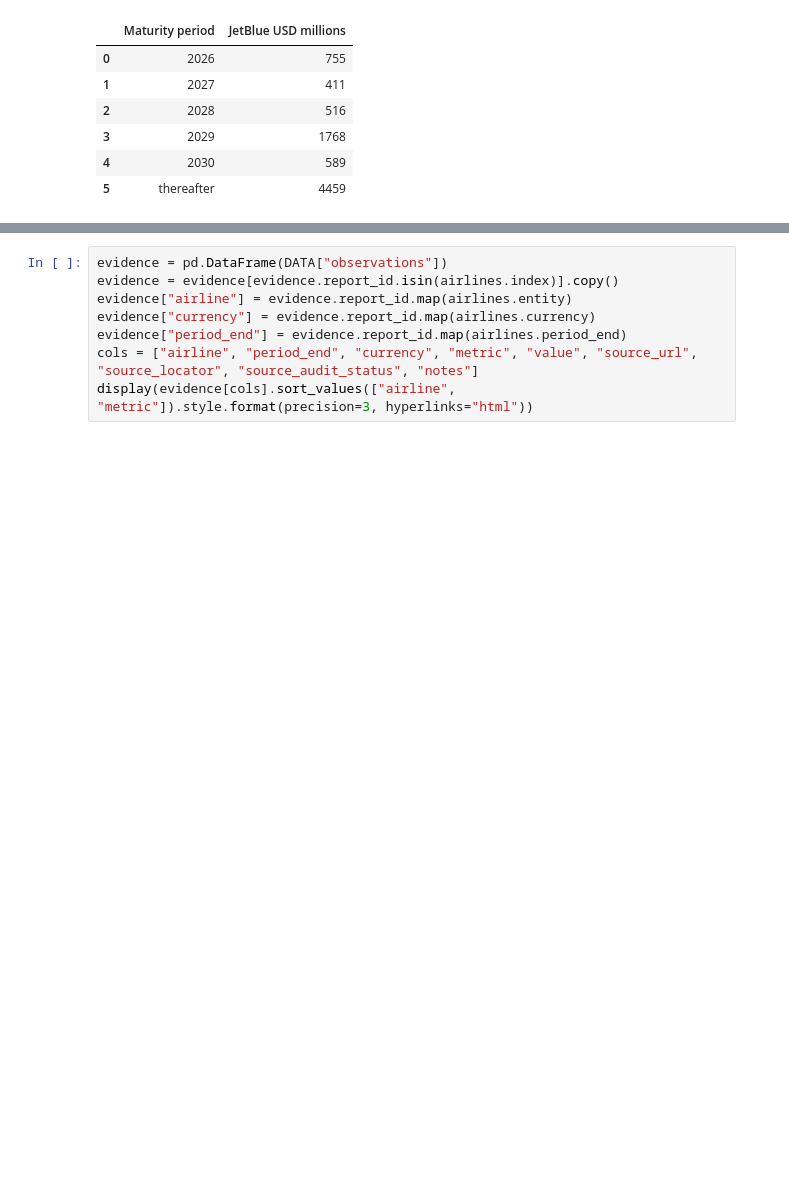
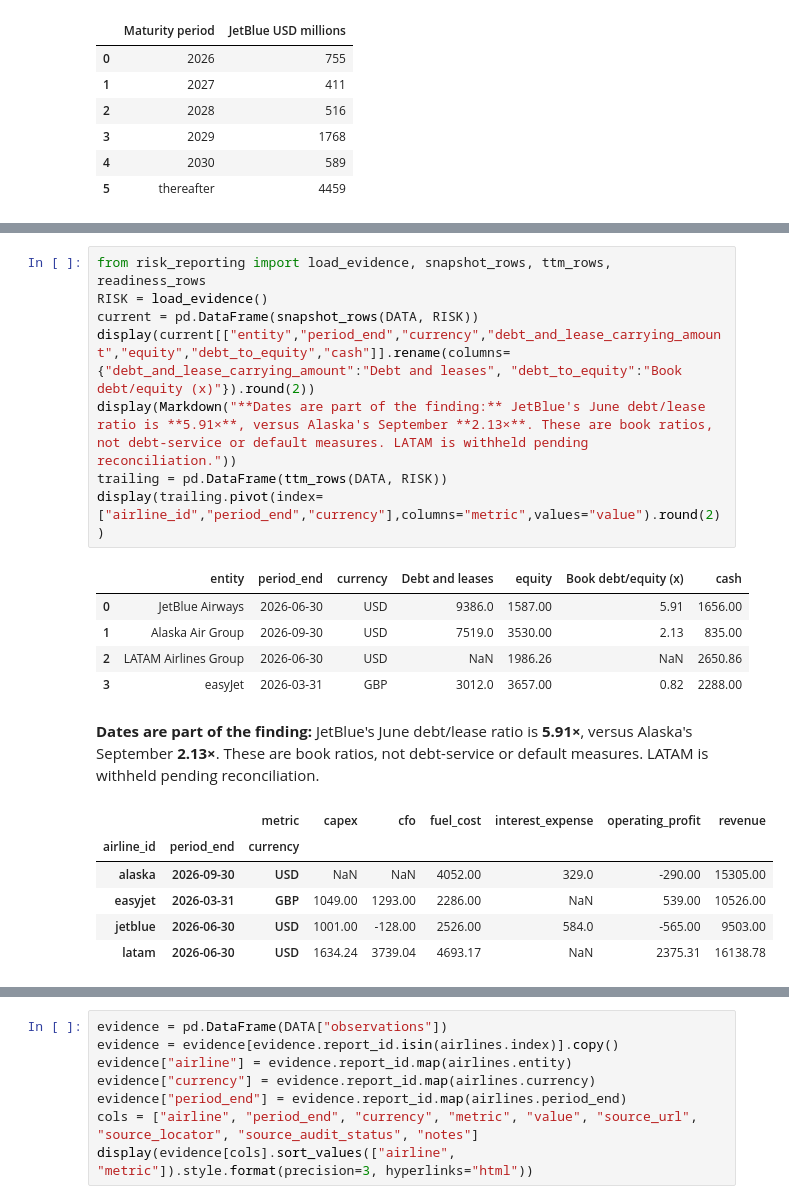
Before and after one commit to pg-robinson/Airline-Health-Risk, a Jupyter notebook: notebooks/airline_resilience.ipynb, the cells around one changed output, grey strips where cells are left out. Cells and saved outputs as stored; diff of their text form; blank space fills up the shorter version.

```diff
--- a/notebooks/airline_resilience.ipynb
+++ b/notebooks/airline_resilience.ipynb
@@ -189,0 +195,21 @@ assert maturities["value"].sum() == 8498
+# %%
+from risk_reporting import load_evidence, snapshot_rows, ttm_rows, readiness_rows
+RISK = load_evidence()
+current = pd.DataFrame(snapshot_rows(DATA, RISK))
+display(current[["entity","period_end","currency","debt_and_lease_carrying_amount","equity","debt_to_equity","cash"]].rename(columns={"debt_and_lease_carrying_amount":"Debt and leases", "debt_to_equity":"Book debt/equity (x)"}).round(2))
+display(Markdown("**Dates are part of the finding:** JetBlue's June debt/lease ratio is **5.91×**, versus Alaska's September **2.13×**. These are book ratios, not debt-service or default measures. LATAM is withheld pending reconciliation."))
+trailing = pd.DataFrame(ttm_rows(DATA, RISK))
+display(trailing.pivot(index=["airline_id","period_end","currency"],columns="metric",values="value").round(2))
+# %% [output]
+|  | entity | period_end | currency | Debt and leases | equity | Book debt/equity (x) | cash |
+| 0 | JetBlue Airways | 2026-06-30 | USD | 9386.0 | 1587.00 | 5.91 | 1656.00 |
+| 1 | Alaska Air Group | 2026-09-30 | USD | 7519.0 | 3530.00 | 2.13 | 835.00 |
+| 2 | LATAM Airlines Group | 2026-06-30 | USD | NaN | 1986.26 | NaN | 2650.86 |
+| 3 | easyJet | 2026-03-31 | GBP | 3012.0 | 3657.00 | 0.82 | 2288.00 |
+**Dates are part of the finding:** JetBlue's June debt/lease ratio is **5.91×**, versus Alaska's September **2.13×**. These are book ratios, not debt-service or default measures. LATAM is withheld pending reconciliation.
+|  |  | metric | capex | cfo | fuel_cost | interest_expense | operating_profit | revenue |
+| airline_id | period_end | currency |  |  |  |  |  |  |
+| alaska | 2026-09-30 | USD | NaN | NaN | 4052.00 | 329.0 | -290.00 | 15305.00 |
+| easyjet | 2026-03-31 | GBP | 1049.00 | 1293.00 | 2286.00 | NaN | 539.00 | 10526.00 |
+| jetblue | 2026-06-30 | USD | 1001.00 | -128.00 | 2526.00 | 584.0 | -565.00 | 9503.00 |
+| latam | 2026-06-30 | USD | 1634.24 | 3739.04 | 4693.17 | NaN | 2375.31 | 16138.78 |
```
Also changed, not shown: parts of 12 cells of this notebook, 23 other files.
